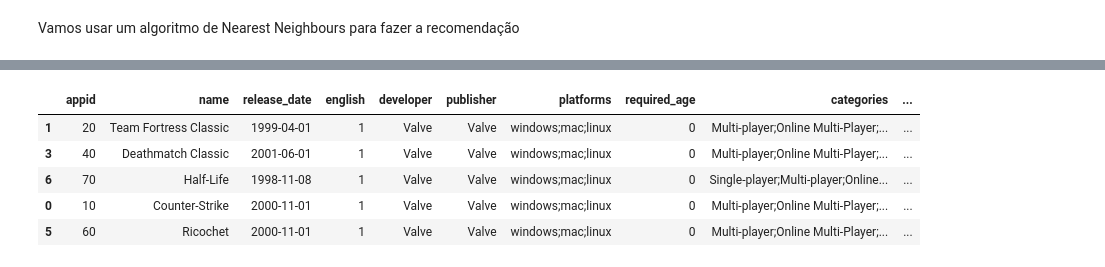
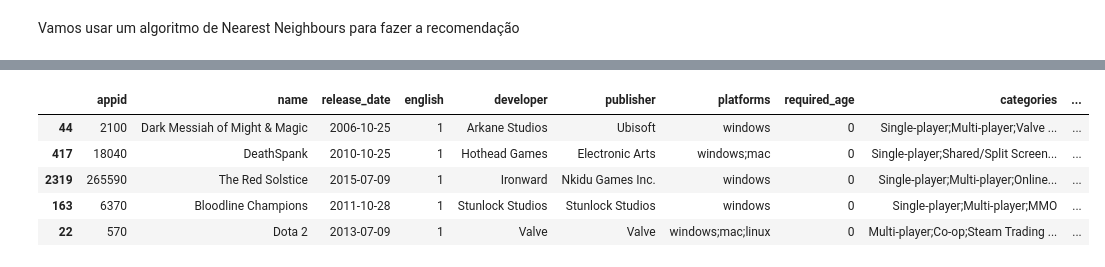
Before and after one commit to Gustavo-V-M/Recomendacao-Steam, a Jupyter notebook: analise_base_steam_3.ipynb, the cells around one changed output, grey strips where cells are left out. Cells and saved outputs as stored; diff of their text form; code cells hidden in the pictures.

```diff
--- a/analise_base_steam_3.ipynb
+++ b/analise_base_steam_3.ipynb
@@ -240,16 +240,16 @@ dist_clusters
 # %%
 neighbours = NearestNeighbors(n_neighbors=5).fit(dist_clusters)
 
 def get_recomendation_nn(game):
     index = base_steam.index[base_steam["name"]==game][0]
     neighbours_indexes = neighbours.kneighbors(np.array(dist_clusters.iloc[index]).reshape(1,-1))[1][0]
     return base_steam.iloc[neighbours_indexes]
 
-get_recomendation_nn("Counter-Strike")
+get_recomendation_nn("CrossCode")
 # %% [output]
 |  | appid | name | release_date | english | developer | publisher | platforms | required_age | categories | ... |
-| 1 | 20 | Team Fortress Classic | 1999-04-01 | 1 | Valve | Valve | windows;mac;linux | 0 | Multi-player;Online Multi-Player;... | ... |
-| 3 | 40 | Deathmatch Classic | 2001-06-01 | 1 | Valve | Valve | windows;mac;linux | 0 | Multi-player;Online Multi-Player;... | ... |
-| 6 | 70 | Half-Life | 1998-11-08 | 1 | Valve | Valve | windows;mac;linux | 0 | Single-player;Multi-player;Online... | ... |
-| 0 | 10 | Counter-Strike | 2000-11-01 | 1 | Valve | Valve | windows;mac;linux | 0 | Multi-player;Online Multi-Player;... | ... |
-| 5 | 60 | Ricochet | 2000-11-01 | 1 | Valve | Valve | windows;mac;linux | 0 | Multi-player;Online Multi-Player;... | ... |
+| 44 | 2100 | Dark Messiah of Might & Magic | 2006-10-25 | 1 | Arkane Studios | Ubisoft | windows | 0 | Single-player;Multi-player;Valve ... | ... |
+| 417 | 18040 | DeathSpank | 2010-10-25 | 1 | Hothead Games | Electronic Arts | windows;mac | 0 | Single-player;Shared/Split Screen... | ... |
+| 2319 | 265590 | The Red Solstice | 2015-07-09 | 1 | Ironward | Nkidu Games Inc. | windows | 0 | Single-player;Multi-player;Online... | ... |
+| 163 | 6370 | Bloodline Champions | 2011-10-28 | 1 | Stunlock Studios | Stunlock Studios | windows | 0 | Single-player;Multi-player;MMO | ... |
+| 22 | 570 | Dota 2 | 2013-07-09 | 1 | Valve | Valve | windows;mac;linux | 0 | Multi-player;Co-op;Steam Trading ... | ... |
```
Also changed, not shown: parts of 7 cells of this notebook.
